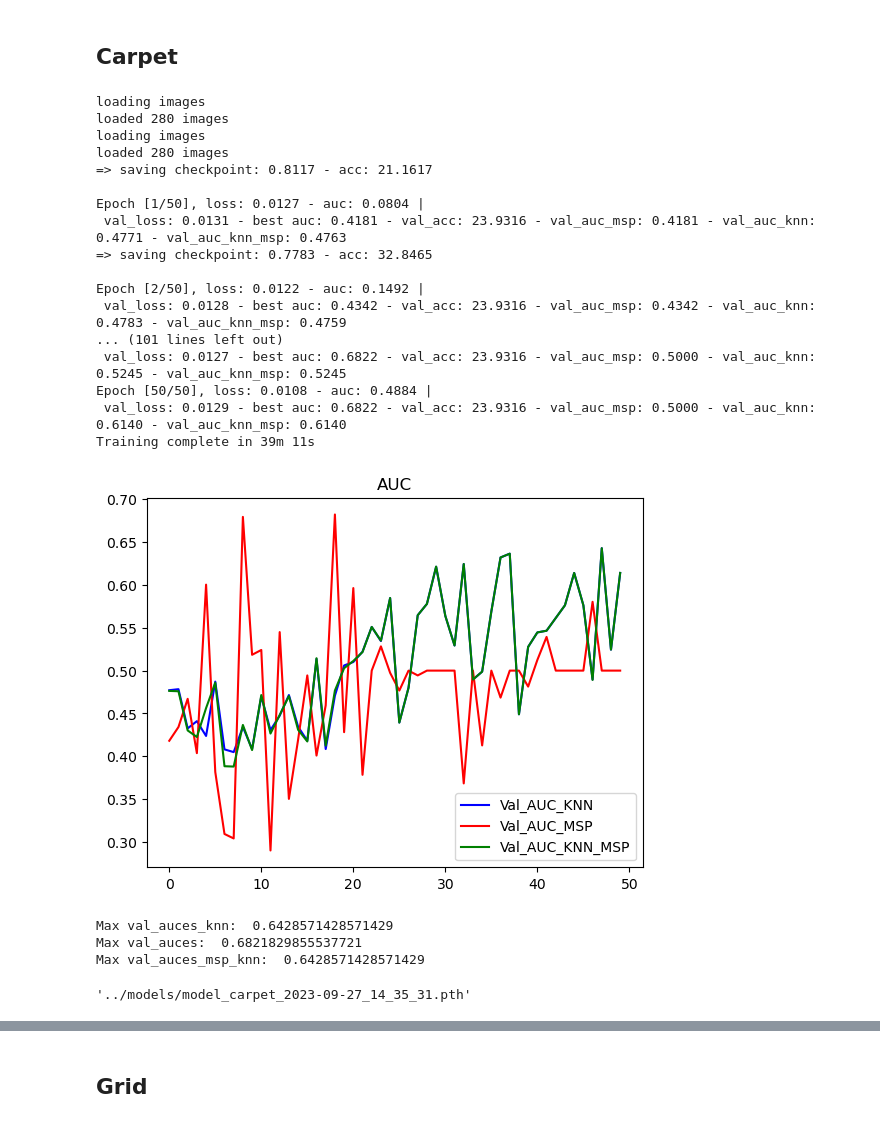
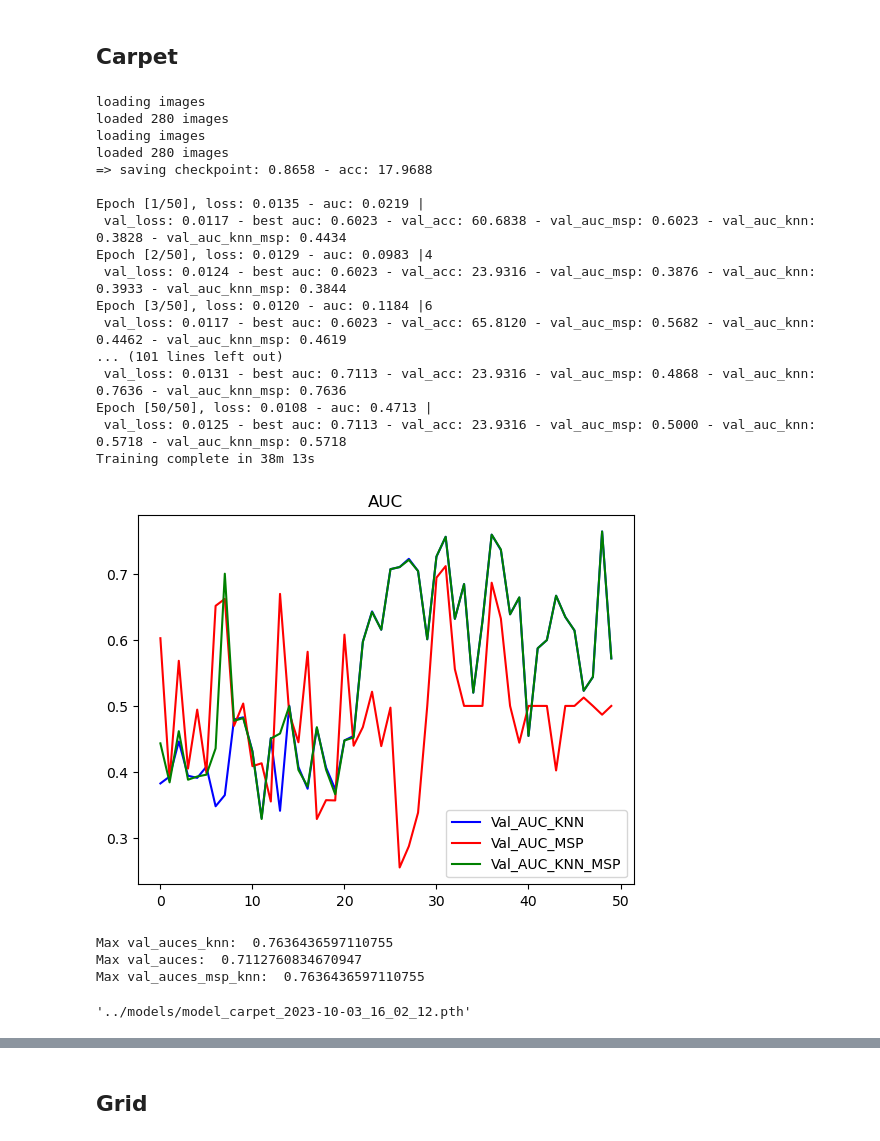
Before and after one commit to yaldashbz/pytorch-cutpaste, a Jupyter notebook: cutpaste_train.ipynb, the cells around one changed output, grey strips where cells are left out. Saved outputs shown, nothing was run; the diff lists cells and outputs as text; code cells hidden in the pictures.

```diff
--- a/cutpaste_train.ipynb
+++ b/cutpaste_train.ipynb
@@ -189,7 +189,7 @@ from attacks import LossPGDAttack, KNNPGDAttack
 # pgd attack settings
 
 pgd_constant = 2.5
-eps = 8/255
+eps = 2/255
 k = 10
 alpha = (pgd_constant * eps) / k
 # %%
@@ -471,34 +471,33 @@ def run_eval(model, loss_fn, checkpoint_path, train_dataloader_normal, test_data
 # %%
 args.data_type = 'carpet'
 args.epochs = 50
-args.lr = 0.07
 model, loss_fn, checkpoint_path, train_dataloader, train_dataloader_normal, test_dataloader, history = run_fit(args, robust=True)
 # %% [output]
 loading images
 loaded 280 images
 loading images
 loaded 280 images
-=> saving checkpoint: 0.8117 - acc: 21.1617
+=> saving checkpoint: 0.8658 - acc: 17.9688
 
-Epoch [1/50], loss: 0.0127 - auc: 0.0804 |
- val_loss: 0.0131 - best auc: 0.4181 - val_acc: 23.9316 - val_auc_msp: 0.4181 - val_auc_knn: 0.4771 - val_auc_knn_msp: 0.4763
-=> saving checkpoint: 0.7783 - acc: 32.8465
-
-Epoch [2/50], loss: 0.0122 - auc: 0.1492 |
- val_loss: 0.0128 - best auc: 0.4342 - val_acc: 23.9316 - val_auc_msp: 0.4342 - val_auc_knn: 0.4783 - val_auc_knn_msp: 0.4759
+Epoch [1/50], loss: 0.0135 - auc: 0.0219 |
+ val_loss: 0.0117 - best auc: 0.6023 - val_acc: 60.6838 - val_auc_msp: 0.6023 - val_auc_knn: 0.3828 - val_auc_knn_msp: 0.4434
+Epoch [2/50], loss: 0.0129 - auc: 0.0983 |4
+ val_loss: 0.0124 - best auc: 0.6023 - val_acc: 23.9316 - val_auc_msp: 0.3876 - val_auc_knn: 0.3933 - val_auc_knn_msp: 0.3844
+Epoch [3/50], loss: 0.0120 - auc: 0.1184 |6
+ val_loss: 0.0117 - best auc: 0.6023 - val_acc: 65.8120 - val_auc_msp: 0.5682 - val_auc_knn: 0.4462 - val_auc_knn_msp: 0.4619
 ... (101 lines left out)
- val_loss: 0.0127 - best auc: 0.6822 - val_acc: 23.9316 - val_auc_msp: 0.5000 - val_auc_knn: 0.5245 - val_auc_knn_msp: 0.5245
-Epoch [50/50], loss: 0.0108 - auc: 0.4884 |
- val_loss: 0.0129 - best auc: 0.6822 - val_acc: 23.9316 - val_auc_msp: 0.5000 - val_auc_knn: 0.6140 - val_auc_knn_msp: 0.6140
-Training complete in 39m 11s
+ val_loss: 0.0131 - best auc: 0.7113 - val_acc: 23.9316 - val_auc_msp: 0.4868 - val_auc_knn: 0.7636 - val_auc_knn_msp: 0.7636
+Epoch [50/50], loss: 0.0108 - auc: 0.4713 |
+ val_loss: 0.0125 - best auc: 0.7113 - val_acc: 23.9316 - val_auc_msp: 0.5000 - val_auc_knn: 0.5718 - val_auc_knn_msp: 0.5718
+Training complete in 38m 13s
-[figure, old version]
+[figure, new version]
-Max val_auces_knn:  0.6428571428571429
-Max val_auces:  0.6821829855537721
-Max val_auces_msp_knn:  0.6428571428571429
+Max val_auces_knn:  0.7636436597110755
+Max val_auces:  0.7112760834670947
+Max val_auces_msp_knn:  0.7636436597110755
 # %%
 checkpoint_path
 # %% [output]
-'../models/model_carpet_2023-09-27_14_35_31.pth'
+'../models/model_carpet_2023-10-03_16_02_12.pth'
 # %%
 run_eval(model, loss_fn, checkpoint_path, train_dataloader_normal, test_dataloader)
 # %% [output]
```
Also changed, not shown: parts of 5 cells of this notebook.
